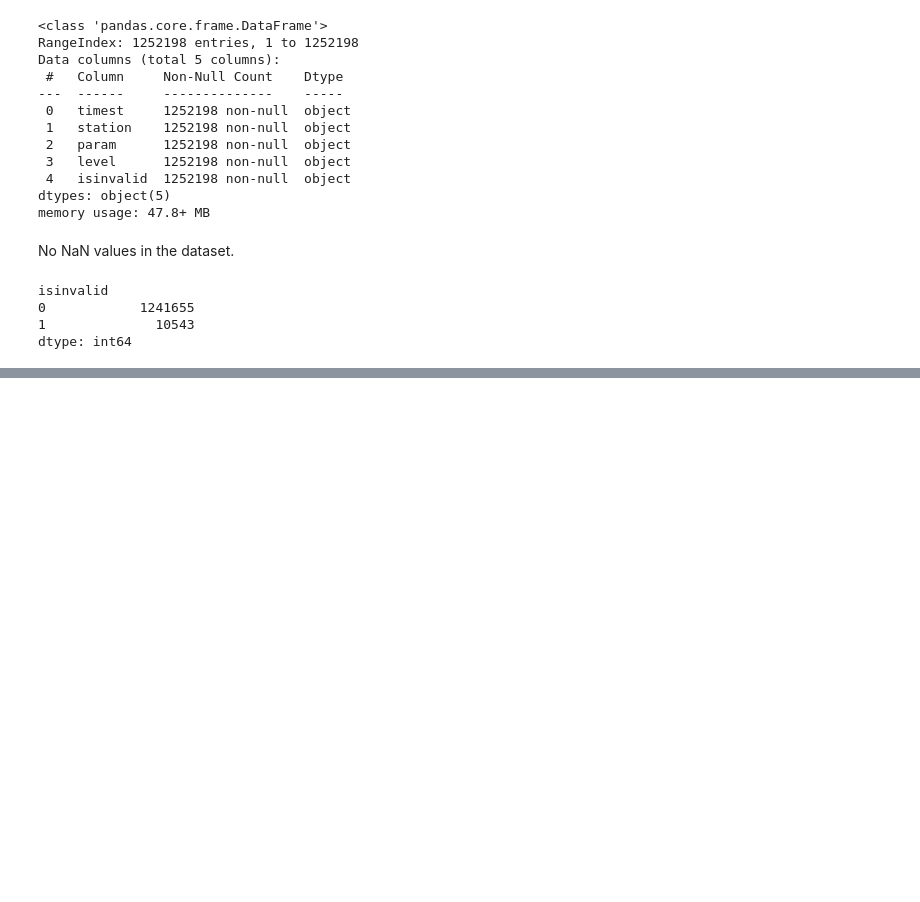
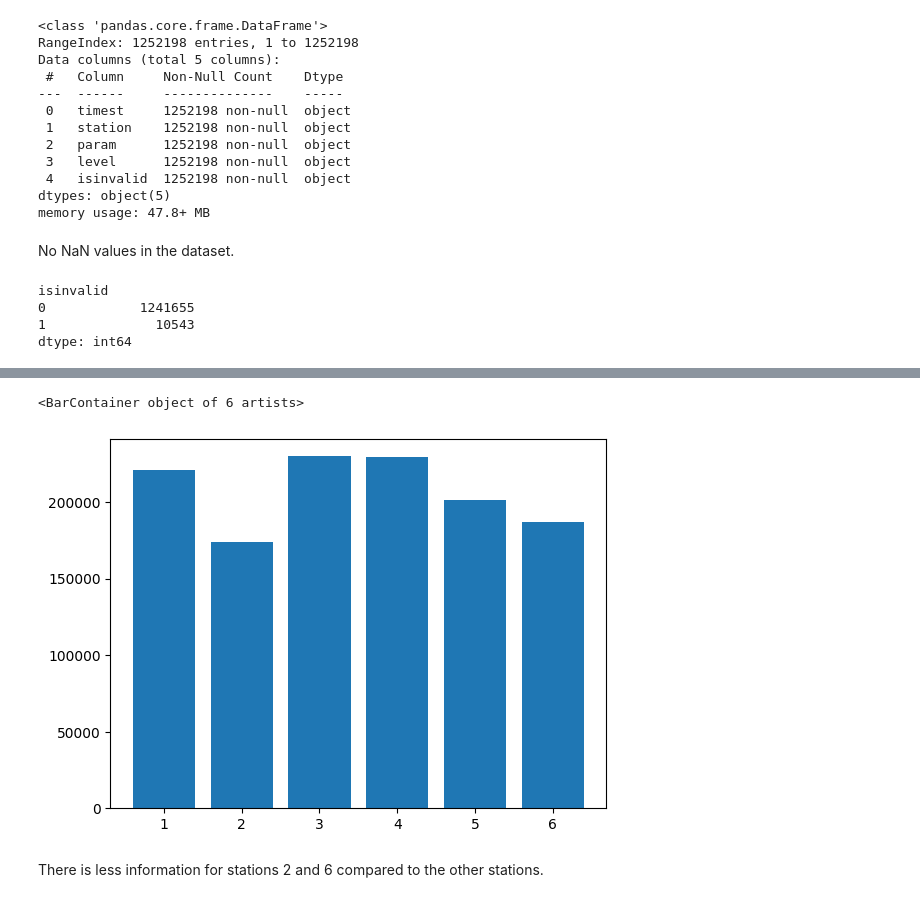
Before and after one commit to veneta13/Sofia-Air, a Jupyter notebook: notebooks/analysis.ipynb, the cells around one changed output, grey strips where cells are left out. Cells and saved outputs as stored; diff of their text form; code cells hidden in the pictures; blank space fills up the shorter version.

Commit message:
Analyse station and param groups

```diff
--- a/notebooks/analysis.ipynb
+++ b/notebooks/analysis.ipynb
@@ -45,0 +49,3 @@ dtype: int64
+# %%
+df = df[df['isinvalid'] == '0']
+df
@@ -45,0 +66,3 @@ dtype: int64
+# %%
+station_group_count = df.groupby('station')['station'].count()
+station_group_count
@@ -45,0 +78,7 @@ dtype: int64
+# %%
+plt.bar(list(station_group_count.index), list(station_group_count.values))
+# %% [output]
+<BarContainer object of 6 artists>
+[figure, added]
+# %% [markdown]
+There is less information for stations 2 and 6 compared to the other stations.
```
Also changed, not shown: parts of 12 cells of this notebook, 1 other file.
